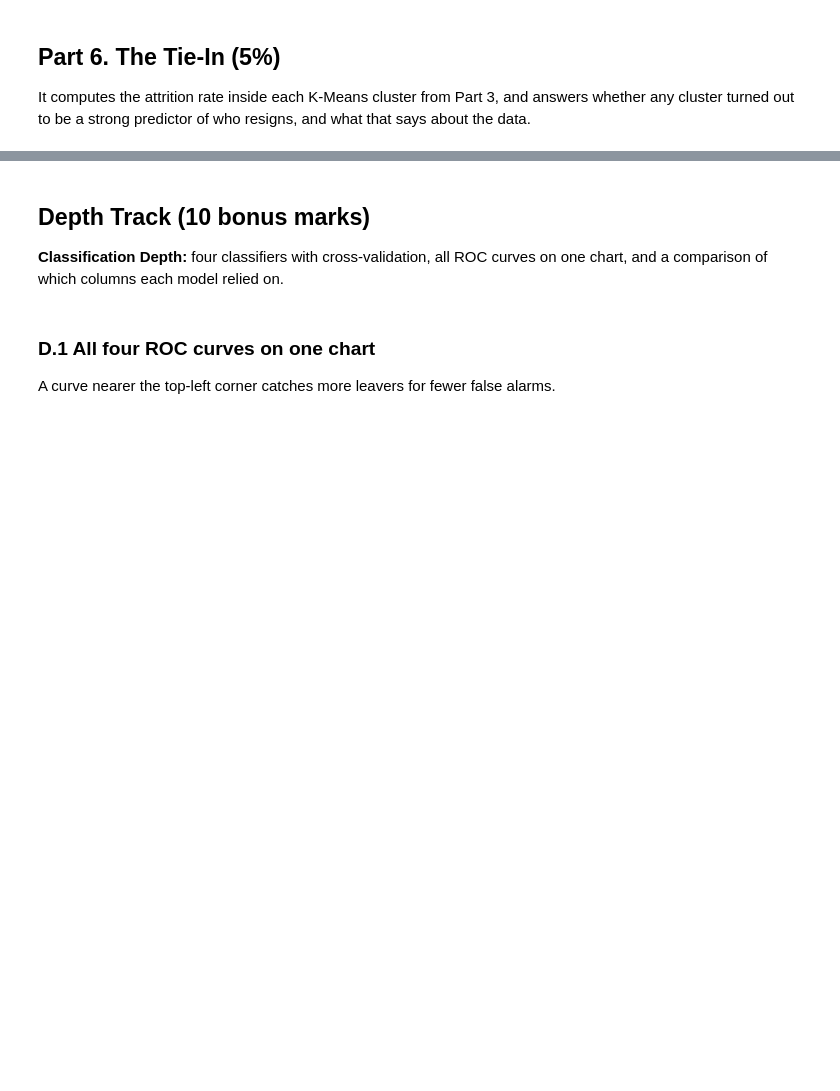
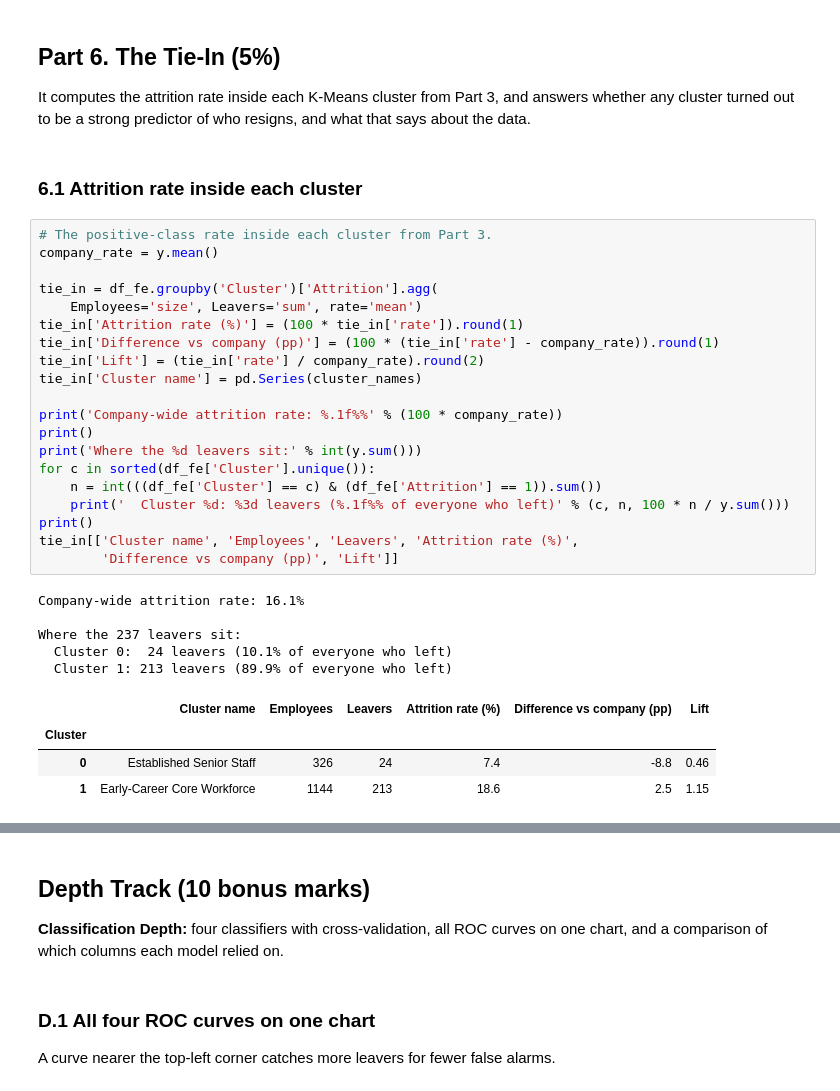
Before and after one commit to Praise-Oluwasikemi/TS-Academy-Group-4-IBM-HR-Analytics-Attrition, a Jupyter notebook: group_04_yourname.ipynb, the cells around one changed output, grey strips where cells are left out. Drawn from its saved outputs; the diff is of its cells as text; blank space fills up the shorter version.

```diff
--- a/group_04_yourname.ipynb
+++ b/group_04_yourname.ipynb
@@ -1328,3 +1626,35 @@ conn.close()
 It computes the attrition rate inside each K-Means cluster from Part 3, and answers
 whether any cluster turned out to be a strong predictor of who resigns, and what that
 says about the data.
+# %% [markdown]
+### 6.1 Attrition rate inside each cluster
+# %%
+# The positive-class rate inside each cluster from Part 3.
+company_rate = y.mean()
+
+tie_in = df_fe.groupby('Cluster')['Attrition'].agg(
+    Employees='size', Leavers='sum', rate='mean')
+tie_in['Attrition rate (%)'] = (100 * tie_in['rate']).round(1)
+tie_in['Difference vs company (pp)'] = (100 * (tie_in['rate'] - company_rate)).round(1)
+tie_in['Lift'] = (tie_in['rate'] / company_rate).round(2)
+tie_in['Cluster name'] = pd.Series(cluster_names)
+
+print('Company-wide attrition rate: %.1f%%' % (100 * company_rate))
+print()
+print('Where the %d leavers sit:' % int(y.sum()))
+for c in sorted(df_fe['Cluster'].unique()):
+    n = int(((df_fe['Cluster'] == c) & (df_fe['Attrition'] == 1)).sum())
+    print('  Cluster %d: %3d leavers (%.1f%% of everyone who left)' % (c, n, 100 * n / y.sum()))
+print()
+tie_in[['Cluster name', 'Employees', 'Leavers', 'Attrition rate (%)',
+        'Difference vs company (pp)', 'Lift']]
+# %% [output]
+Company-wide attrition rate: 16.1%
+
+Where the 237 leavers sit:
+  Cluster 0:  24 leavers (10.1% of everyone who left)
+  Cluster 1: 213 leavers (89.9% of everyone who left)
+|  | Cluster name | Employees | Leavers | Attrition rate (%) | Difference vs company (pp) | Lift |
+| Cluster |  |  |  |  |  |  |
+| 0 | Established Senior Staff | 326 | 24 | 7.4 | -8.8 | 0.46 |
+| 1 | Early-Career Core Workforce | 1144 | 213 | 18.6 | 2.5 | 1.15 |
```
Also changed, not shown: parts of 57 cells of this notebook.
